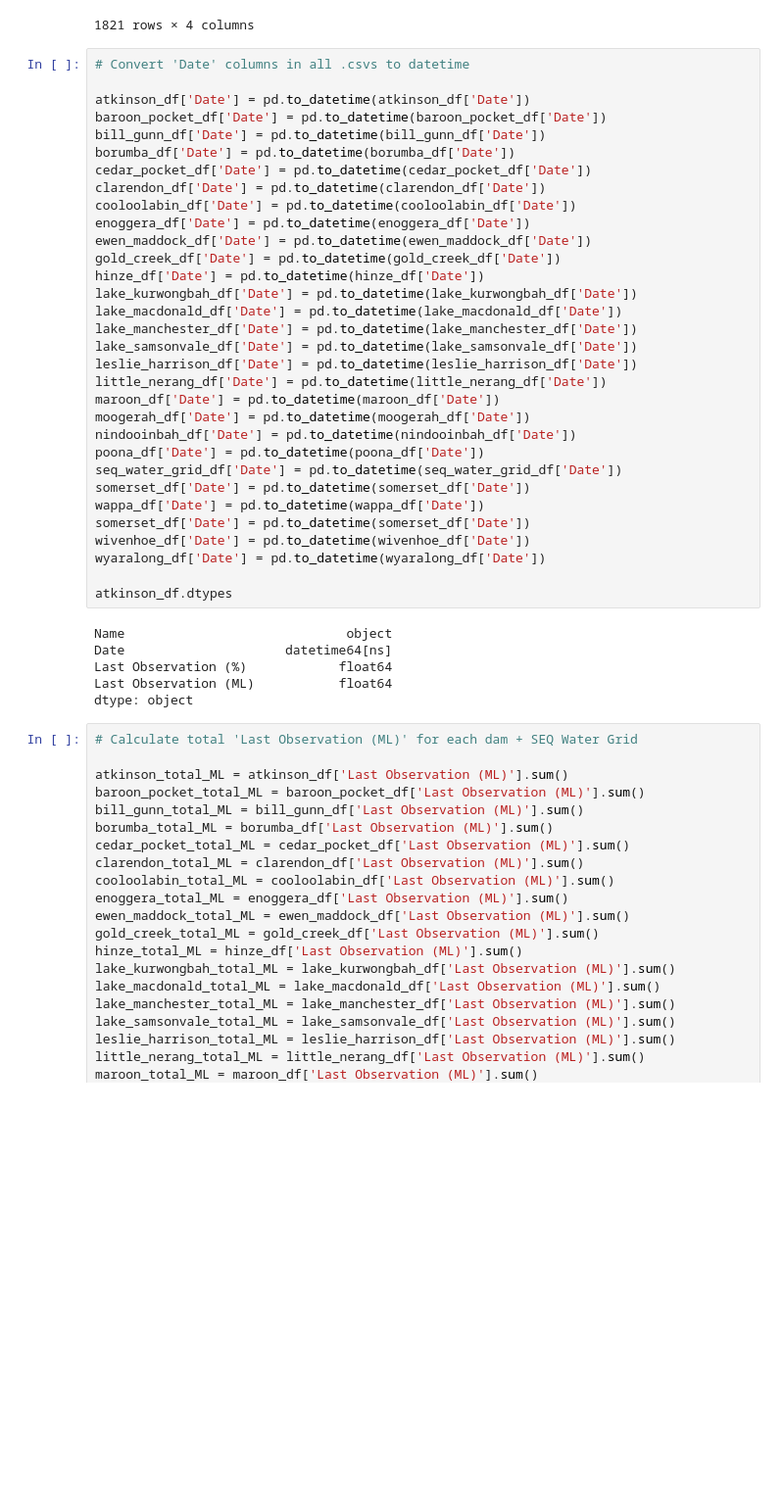
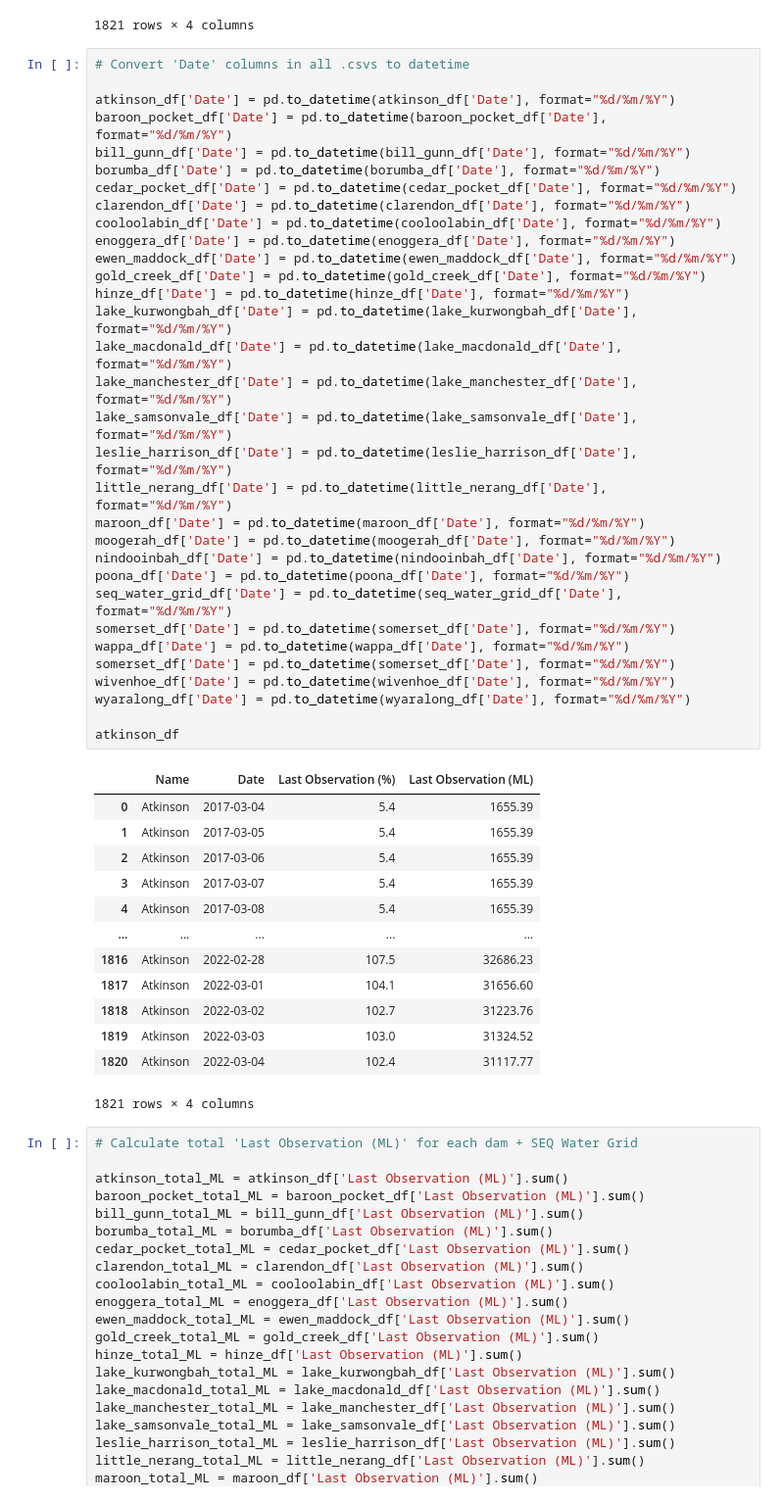
Before and after one commit to mnperic/seq-rainfall-catchment, a Jupyter notebook: seq_dam_levels.ipynb, the cells around one changed output. Shown at 98% size. Saved outputs shown, nothing was run; the diff lists cells and outputs as text; blank space fills up the shorter version.

```diff
--- a/seq_dam_levels.ipynb
+++ b/seq_dam_levels.ipynb
@@ -117,41 +117,49 @@ atkinson_df
 # %%
 # Convert 'Date' columns in all .csvs to datetime
 
-atkinson_df['Date'] = pd.to_datetime(atkinson_df['Date'])
-baroon_pocket_df['Date'] = pd.to_datetime(baroon_pocket_df['Date'])
-bill_gunn_df['Date'] = pd.to_datetime(bill_gunn_df['Date'])
-borumba_df['Date'] = pd.to_datetime(borumba_df['Date'])
-cedar_pocket_df['Date'] = pd.to_datetime(cedar_pocket_df['Date'])
-clarendon_df['Date'] = pd.to_datetime(clarendon_df['Date'])
-cooloolabin_df['Date'] = pd.to_datetime(cooloolabin_df['Date'])
-enoggera_df['Date'] = pd.to_datetime(enoggera_df['Date'])
-ewen_maddock_df['Date'] = pd.to_datetime(ewen_maddock_df['Date'])
-gold_creek_df['Date'] = pd.to_datetime(gold_creek_df['Date'])
-hinze_df['Date'] = pd.to_datetime(hinze_df['Date'])
-lake_kurwongbah_df['Date'] = pd.to_datetime(lake_kurwongbah_df['Date'])
-lake_macdonald_df['Date'] = pd.to_datetime(lake_macdonald_df['Date'])
-lake_manchester_df['Date'] = pd.to_datetime(lake_manchester_df['Date'])
-lake_samsonvale_df['Date'] = pd.to_datetime(lake_samsonvale_df['Date'])
-leslie_harrison_df['Date'] = pd.to_datetime(leslie_harrison_df['Date'])
-little_nerang_df['Date'] = pd.to_datetime(little_nerang_df['Date'])
-maroon_df['Date'] = pd.to_datetime(maroon_df['Date'])
-moogerah_df['Date'] = pd.to_datetime(moogerah_df['Date'])
-nindooinbah_df['Date'] = pd.to_datetime(nindooinbah_df['Date'])
-poona_df['Date'] = pd.to_datetime(poona_df['Date'])
-seq_water_grid_df['Date'] = pd.to_datetime(seq_water_grid_df['Date'])
-somerset_df['Date'] = pd.to_datetime(somerset_df['Date'])
-wappa_df['Date'] = pd.to_datetime(wappa_df['Date'])
-somerset_df['Date'] = pd.to_datetime(somerset_df['Date'])
-wivenhoe_df['Date'] = pd.to_datetime(wivenhoe_df['Date'])
-wyaralong_df['Date'] = pd.to_datetime(wyaralong_df['Date'])
+atkinson_df['Date'] = pd.to_datetime(atkinson_df['Date'], format="%d/%m/%Y")
+baroon_pocket_df['Date'] = pd.to_datetime(baroon_pocket_df['Date'], format="%d/%m/%Y")
+bill_gunn_df['Date'] = pd.to_datetime(bill_gunn_df['Date'], format="%d/%m/%Y")
+borumba_df['Date'] = pd.to_datetime(borumba_df['Date'], format="%d/%m/%Y")
+cedar_pocket_df['Date'] = pd.to_datetime(cedar_pocket_df['Date'], format="%d/%m/%Y")
+clarendon_df['Date'] = pd.to_datetime(clarendon_df['Date'], format="%d/%m/%Y")
+cooloolabin_df['Date'] = pd.to_datetime(cooloolabin_df['Date'], format="%d/%m/%Y")
+enoggera_df['Date'] = pd.to_datetime(enoggera_df['Date'], format="%d/%m/%Y")
+ewen_maddock_df['Date'] = pd.to_datetime(ewen_maddock_df['Date'], format="%d/%m/%Y")
+gold_creek_df['Date'] = pd.to_datetime(gold_creek_df['Date'], format="%d/%m/%Y")
+hinze_df['Date'] = pd.to_datetime(hinze_df['Date'], format="%d/%m/%Y")
+lake_kurwongbah_df['Date'] = pd.to_datetime(lake_kurwongbah_df['Date'], format="%d/%m/%Y")
+lake_macdonald_df['Date'] = pd.to_datetime(lake_macdonald_df['Date'], format="%d/%m/%Y")
+lake_manchester_df['Date'] = pd.to_datetime(lake_manchester_df['Date'], format="%d/%m/%Y")
+lake_samsonvale_df['Date'] = pd.to_datetime(lake_samsonvale_df['Date'], format="%d/%m/%Y")
+leslie_harrison_df['Date'] = pd.to_datetime(leslie_harrison_df['Date'], format="%d/%m/%Y")
+little_nerang_df['Date'] = pd.to_datetime(little_nerang_df['Date'], format="%d/%m/%Y")
+maroon_df['Date'] = pd.to_datetime(maroon_df['Date'], format="%d/%m/%Y")
+moogerah_df['Date'] = pd.to_datetime(moogerah_df['Date'], format="%d/%m/%Y")
+nindooinbah_df['Date'] = pd.to_datetime(nindooinbah_df['Date'], format="%d/%m/%Y")
+poona_df['Date'] = pd.to_datetime(poona_df['Date'], format="%d/%m/%Y")
+seq_water_grid_df['Date'] = pd.to_datetime(seq_water_grid_df['Date'], format="%d/%m/%Y")
+somerset_df['Date'] = pd.to_datetime(somerset_df['Date'], format="%d/%m/%Y")
+wappa_df['Date'] = pd.to_datetime(wappa_df['Date'], format="%d/%m/%Y")
+somerset_df['Date'] = pd.to_datetime(somerset_df['Date'], format="%d/%m/%Y")
+wivenhoe_df['Date'] = pd.to_datetime(wivenhoe_df['Date'], format="%d/%m/%Y")
+wyaralong_df['Date'] = pd.to_datetime(wyaralong_df['Date'], format="%d/%m/%Y")
 
-atkinson_df.dtypes
+atkinson_df
 # %% [output]
+|  | Name | Date | Last Observation (%) | Last Observation (ML) |
+| 0 | Atkinson | 2017-03-04 | 5.4 | 1655.39 |
+| 1 | Atkinson | 2017-03-05 | 5.4 | 1655.39 |
+| 2 | Atkinson | 2017-03-06 | 5.4 | 1655.39 |
+| 3 | Atkinson | 2017-03-07 | 5.4 | 1655.39 |
+| 4 | Atkinson | 2017-03-08 | 5.4 | 1655.39 |
+| ... | ... | ... | ... | ... |
+| 1816 | Atkinson | 2022-02-28 | 107.5 | 32686.23 |
+| 1817 | Atkinson | 2022-03-01 | 104.1 | 31656.60 |
+| 1818 | Atkinson | 2022-03-02 | 102.7 | 31223.76 |
+| 1819 | Atkinson | 2022-03-03 | 103.0 | 31324.52 |
+| 1820 | Atkinson | 2022-03-04 | 102.4 | 31117.77 |
-Name                             object
-Date                     datetime64[ns]
-Last Observation (%)            float64
-Last Observation (ML)           float64
-dtype: object
+1821 rows × 4 columns
 # %%
 # Calculate total 'Last Observation (ML)' for each dam + SEQ Water Grid
 
```
Also changed, not shown: parts of 3 cells of this notebook, 3 other files.
